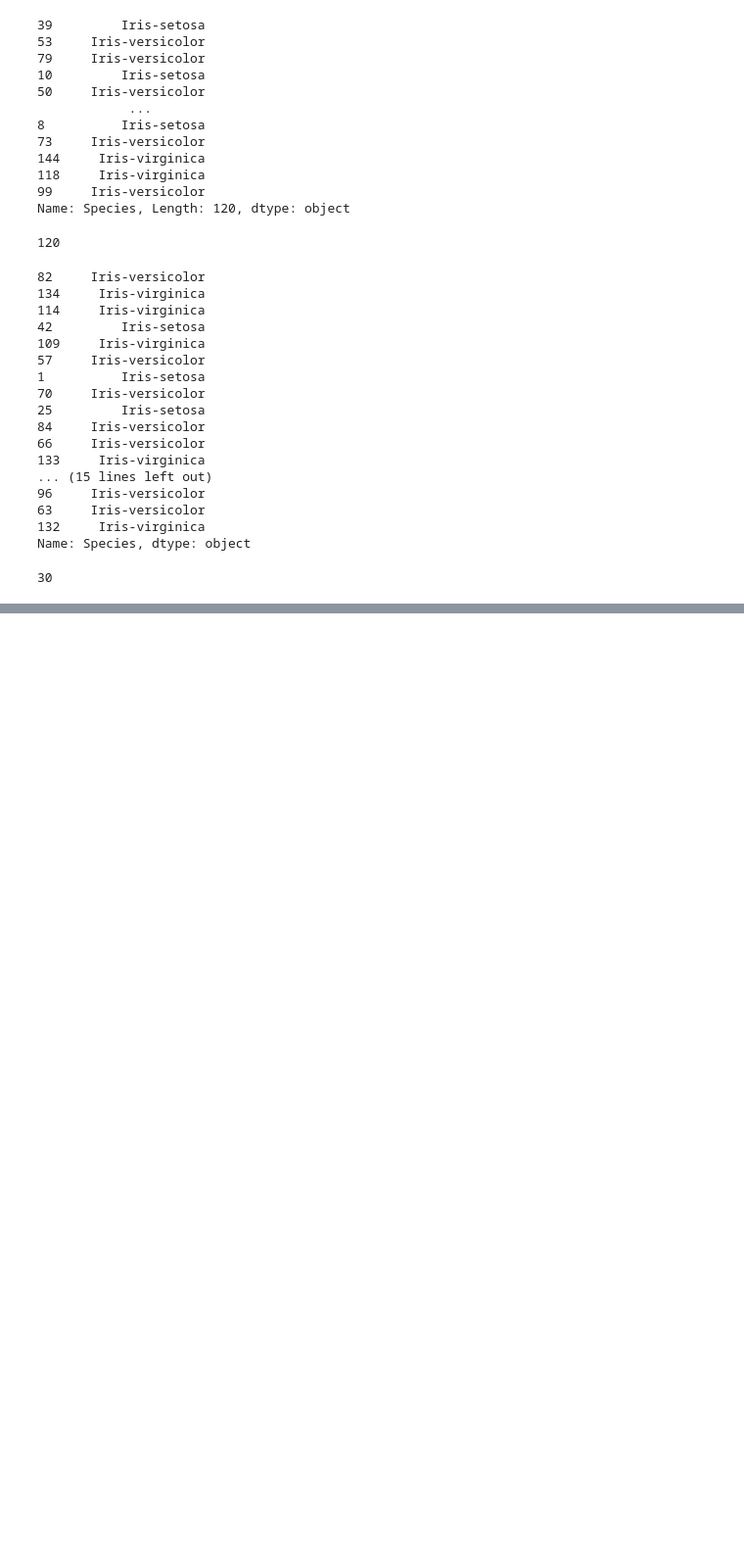
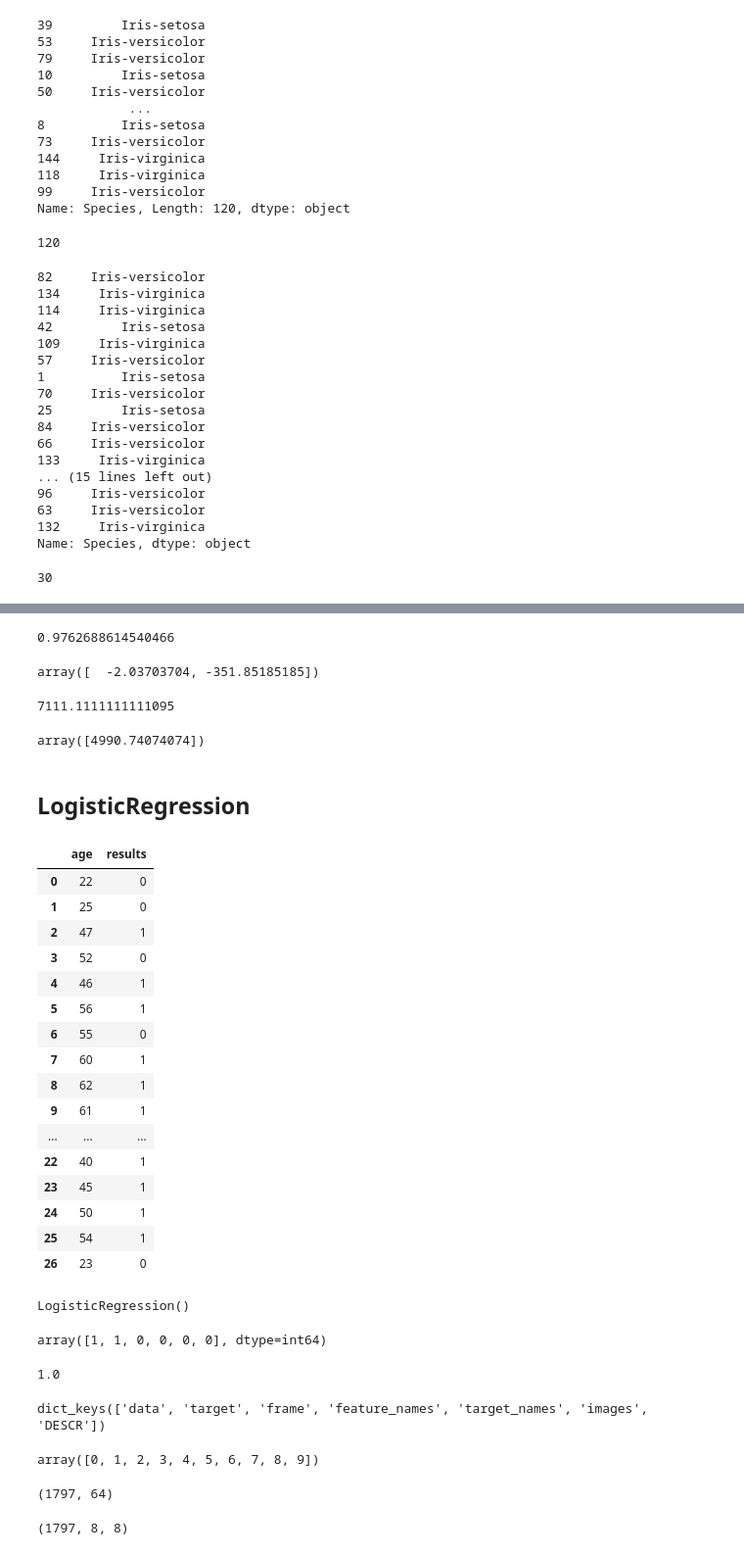
Before and after one commit to Rushi9867/INeuron, a Jupyter notebook: Live 5MinEngi/June18.ipynb, the cells around one changed output, grey strips where cells are left out. Shown at 98% size. Cells and saved outputs as stored; diff of their text form; code cells hidden in the pictures; blank space fills up the shorter version.

```diff
--- a/Live 5MinEngi/June18.ipynb
+++ b/Live 5MinEngi/June18.ipynb
@@ -400,0 +496,40 @@ Y_test.count()
+# %%
+clf.score(X_test, Y_test)
+# %% [output]
+0.9762688614540466
+# %%
+clf.coef_
+# %% [output]
+array([  -2.03703704, -351.85185185])
+# %%
+clf.intercept_
+# %% [output]
+7111.1111111111095
+# %%
+clf.predict([[350,4]])
+# %% [output]
+array([4990.74074074])
+# %% [markdown]
+## LogisticRegression
+# %%
+import pandas as pd
+data4 = pd.read_csv("result.csv")
+data4
+# %% [output]
+|  | age | results |
+| 0 | 22 | 0 |
+| 1 | 25 | 0 |
+| 2 | 47 | 1 |
+| 3 | 52 | 0 |
+| 4 | 46 | 1 |
+| 5 | 56 | 1 |
+| 6 | 55 | 0 |
+| 7 | 60 | 1 |
+| 8 | 62 | 1 |
+| 9 | 61 | 1 |
+| ... | ... | ... |
+| 22 | 40 | 1 |
+| 23 | 45 | 1 |
+| 24 | 50 | 1 |
+| 25 | 54 | 1 |
+| 26 | 23 | 0 |
@@ -400,0 +539,34 @@ Y_test.count()
+# %%
+from sklearn.linear_model import LogisticRegression
+model = LogisticRegression()
+model.fit(X_train,Y_train)
+# %% [output]
+LogisticRegression()
+# %%
+y_predicted = model.predict(X_test)
+y_predicted
+# %% [output]
+array([1, 1, 0, 0, 0, 0], dtype=int64)
+# %%
+model.score(X_test,Y_test)
+# %% [output]
+1.0
+# %%
+from sklearn import datasets
+from sklearn import linear_model
+digits = datasets.load_digits()
+digits.keys()
+# %% [output]
+dict_keys(['data', 'target', 'frame', 'feature_names', 'target_names', 'images', 'DESCR'])
+# %%
+digits.target_names
+# %% [output]
+array([0, 1, 2, 3, 4, 5, 6, 7, 8, 9])
+# %%
+digits.data.shape
+# %% [output]
+(1797, 64)
+# %%
+digits.images.shape
+# %% [output]
+(1797, 8, 8)
```
Also changed, not shown: parts of 32 cells of this notebook, 13 other files.
